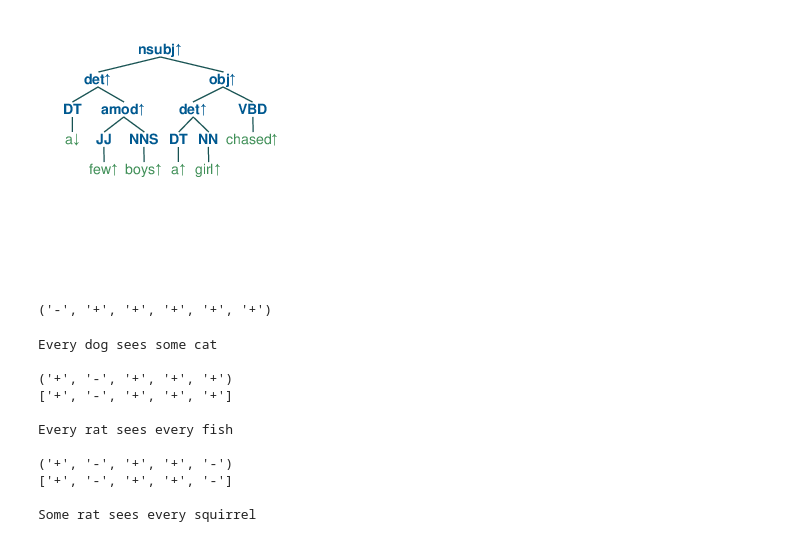
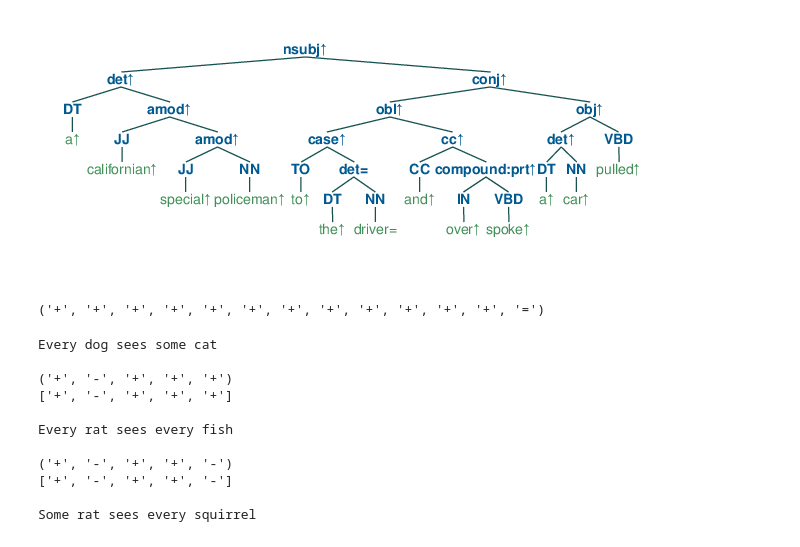
Before and after one commit to eric11eca/NeuralLog, a Jupyter notebook: src/Udep2Mono.ipynb, the cells around one changed output. Saved outputs shown, nothing was run; the diff lists cells and outputs as text; code cells hidden in the pictures.

```diff
--- a/src/Udep2Mono.ipynb
+++ b/src/Udep2Mono.ipynb
@@ -739,6 +740,10 @@ class Polarizer:
 
         if right.is_tree:
             self.polarize(right)
+
+        if left.val == "but":
+            right.mark = "-"
+            tree.mark = "-"
 
         if left.id == 1:
             self.equalize(right)
@@ -1132,6 +1137,8 @@ class Polarizer:
                     # print(tree.val)
                     tree.mark = negate_mark[tree.mark]
 # %%
+import svgling
+
 class PolarizationPipeline:
     def __init__(self, sentences=None, verbose=0, parser="stanza"):
         self.binarizer = Binarizer()
@@ -1161,10 +1168,11 @@ class PolarizationPipeline:
             self.postprocess(binary_dep, replaced)
         return binary_dep, relation
 
-    def postprocess(self, tree, replaced):
+    def postprocess(self, tree, replaced, svg=False):
         sexpression = btree2list(tree, replaced, 0)
-        sexpression = '[%s]' % ', '.join(
-            map(str, sexpression)).replace(",", " ").replace("'", "")
+        if not svg:
+            sexpression = '[%s]' % ', '.join(
+                map(str, sexpression)).replace(",", " ").replace("'", "")
         #print(sexpression)
         return sexpression
 
@@ -1177,9 +1185,10 @@ class PolarizationPipeline:
             self.postprocess(binary_dep, replaced)
         elif self.verbose == 1:
             polarized = self.postprocess(binary_dep, replaced)
+            svgling.draw_tree(polarized)
             #jupyter_draw_rsyntax_tree(polarized)
-            btreeViz = Tree.fromstring(polarized.replace('[', '(').replace(']', ')'))
-            jupyter_draw_nltk_tree(btreeViz)
+            #btreeViz = Tree.fromstring(polarized.replace('[', '(').replace(']', ')'))
+            #jupyter_draw_nltk_tree(btreeViz)
 
     def single_polarization(self, sentence):
         parsed, replaced = dependency_parse(sentence, self.parser)
@@ -1210,16 +1219,23 @@ class PolarizationPipeline:
                     print(str(e))
                 self.exceptioned.append(sent)
 # %%
+from svgling.figure import Caption, SideBySide, RowByRow
+
 # test comparative numerical inference
 sentences = ["John is less than 2 years older",
-             " 5 is greater than 4",
+             "Number 5 is greater than 4",
              "The exam is shorter than 5 hours",
-             "New York has more buildings than Dallas"]
+             "New York has more buildings than Dallas",
+             "There are some amazing hikes around Mt Fuji"]
 
 pipeline = PolarizationPipeline(verbose=0)
+
+tree_visuals = []
 for sentence in sentences:
     annotation = pipeline.single_polarization(sentence)
-    tree1 = pipeline.postprocess(annotation["polarized_tree"],[])
+    tree1 = pipeline.postprocess(annotation["polarized_tree"], [])
     btree = Tree.fromstring(tree1.replace('[', '(').replace(']', ')'))
+    tree_visuals.append(svgling.draw_tree(tree1))
     jupyter_draw_nltk_tree(btree)
+#RowByRow(tree_visuals[0], tree_visuals[1], tree_visuals[2], tree_visuals[3], tree_visuals[4])
 # %% [output]
@@ -1245,0 +1263,9 @@ for sentence in sentences:
+# %%
+sentences = ["It is not tea, but coffee with milk, that I want"]
+pipeline = PolarizationPipeline(verbose=0)
+for sentence in sentences:
+    annotation = pipeline.single_polarization(sentence)
+    tree = pipeline.postprocess(annotation["polarized_tree"],[])
+    btree = Tree.fromstring(tree.replace('[', '(').replace(']', ')'))
+    jupyter_draw_nltk_tree(btree)
+    print(list(zip(*annotation['annotated'].popkeys()))[2])
@@ -1246,15 +1275,15 @@ for sentence in sentences:
 # %%
-sentences = ["A few boys chased a girl"]
+sentences = ["A Californian special policeman pulled a car over and spoke to the driver"]
 pipeline = PolarizationPipeline(verbose=0)
 for sentence in sentences:
     annotation = pipeline.single_polarization(sentence)
     tree = pipeline.postprocess(annotation["polarized_tree"],[])
     btree = Tree.fromstring(tree.replace('[', '(').replace(']', ')'))
     jupyter_draw_nltk_tree(btree)
     print(list(zip(*annotation['annotated'].popkeys()))[2])
 # %% [output]
-[figure, old version]
+[figure, new version]
-('-', '+', '+', '+', '+', '+')
+('+', '+', '+', '+', '+', '+', '+', '+', '+', '+', '+', '+', '=')
 # %%
 with open("Udep2Mono/gold.txt", "r") as data:
     with open("Udep2Mono/gold_label.txt", "r") as label:
```
Also changed, not shown: parts of 6 cells of this notebook, 4 other files.
